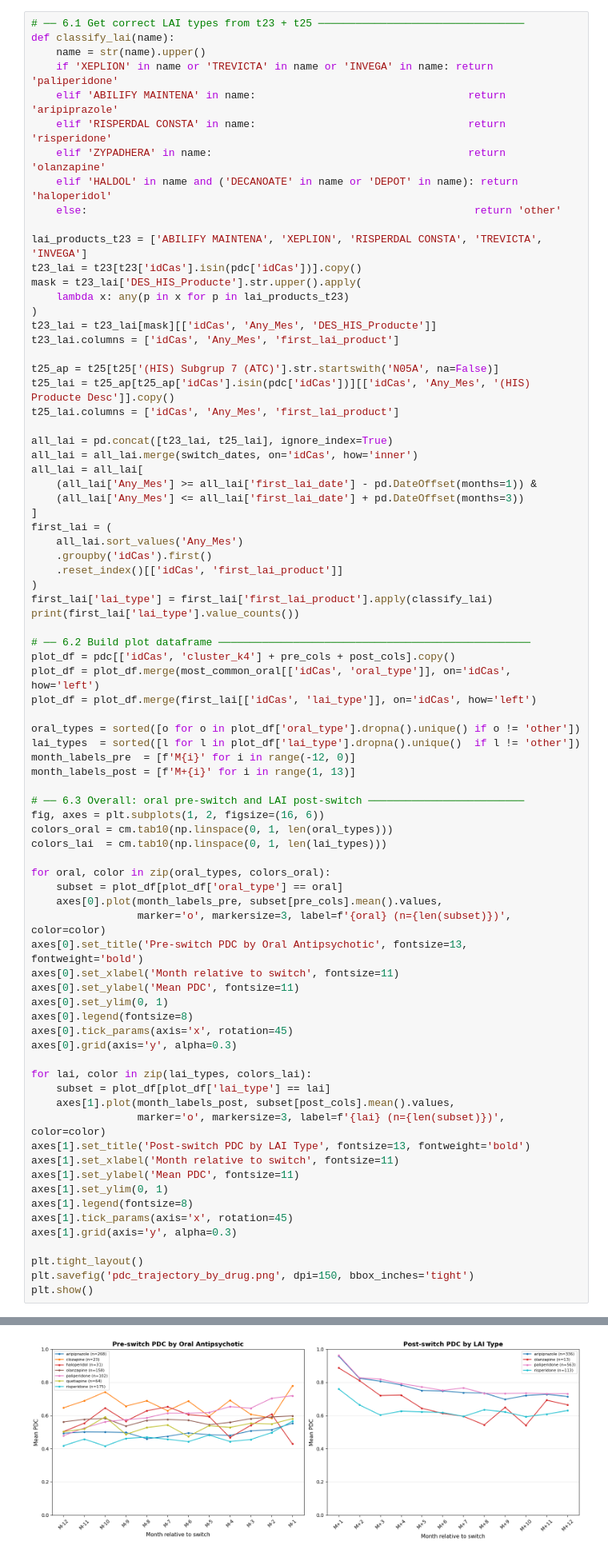
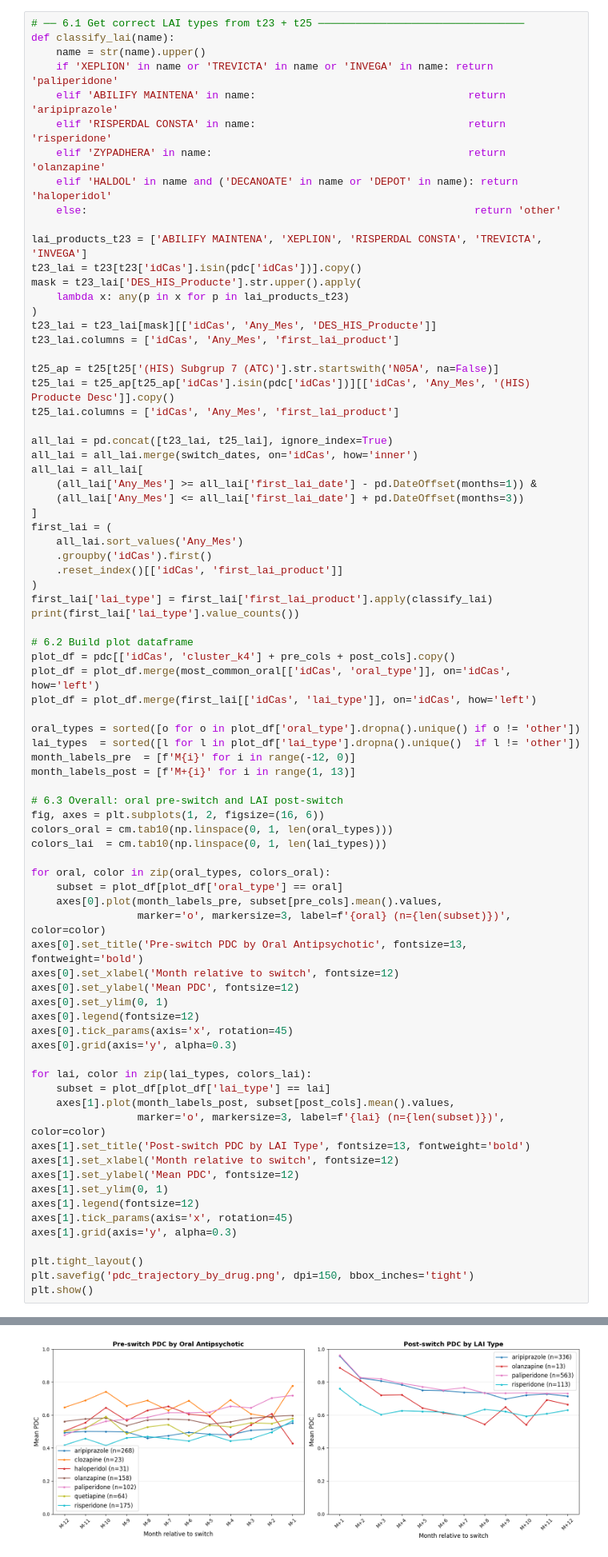
Before and after one commit to laiaraja/Data-sintetica, a Jupyter notebook: src/ADHERENCIA/predictive_modelling_clean.ipynb, the cells around one changed output, grey strips where cells are left out. Shown at 80% size. Cells and saved outputs as stored; diff of their text form.

Commit message:
graphs fixing

```diff
--- a/src/ADHERENCIA/predictive_modelling_clean.ipynb
+++ b/src/ADHERENCIA/predictive_modelling_clean.ipynb
@@ -488,7 +488,7 @@ first_lai = (
 first_lai['lai_type'] = first_lai['first_lai_product'].apply(classify_lai)
 print(first_lai['lai_type'].value_counts())
 
-# ── 6.2 Build plot dataframe ──────────────────────────────────────────────────
+# 6.2 Build plot dataframe
 plot_df = pdc[['idCas', 'cluster_k4'] + pre_cols + post_cols].copy()
 plot_df = plot_df.merge(most_common_oral[['idCas', 'oral_type']], on='idCas', how='left')
 plot_df = plot_df.merge(first_lai[['idCas', 'lai_type']], on='idCas', how='left')
@@ -498,43 +498,43 @@ lai_types  = sorted([l for l in plot_df['lai_type'].dropna().unique()  if l != '
 month_labels_pre  = [f'M{i}' for i in range(-12, 0)]
 month_labels_post = [f'M+{i}' for i in range(1, 13)]
 
-# ── 6.3 Overall: oral pre-switch and LAI post-switch ─────────────────────────
+# 6.3 Overall: oral pre-switch and LAI post-switch
 fig, axes = plt.subplots(1, 2, figsize=(16, 6))
 colors_oral = cm.tab10(np.linspace(0, 1, len(oral_types)))
 colors_lai  = cm.tab10(np.linspace(0, 1, len(lai_types)))
 
 for oral, color in zip(oral_types, colors_oral):
     subset = plot_df[plot_df['oral_type'] == oral]
     axes[0].plot(month_labels_pre, subset[pre_cols].mean().values,
                  marker='o', markersize=3, label=f'{oral} (n={len(subset)})', color=color)
 axes[0].set_title('Pre-switch PDC by Oral Antipsychotic', fontsize=13, fontweight='bold')
-axes[0].set_xlabel('Month relative to switch', fontsize=11)
-axes[0].set_ylabel('Mean PDC', fontsize=11)
+axes[0].set_xlabel('Month relative to switch', fontsize=12)
+axes[0].set_ylabel('Mean PDC', fontsize=12)
 axes[0].set_ylim(0, 1)
-axes[0].legend(fontsize=8)
+axes[0].legend(fontsize=12)
 axes[0].tick_params(axis='x', rotation=45)
 axes[0].grid(axis='y', alpha=0.3)
 
 for lai, color in zip(lai_types, colors_lai):
     subset = plot_df[plot_df['lai_type'] == lai]
     axes[1].plot(month_labels_post, subset[post_cols].mean().values,
                  marker='o', markersize=3, label=f'{lai} (n={len(subset)})', color=color)
 axes[1].set_title('Post-switch PDC by LAI Type', fontsize=13, fontweight='bold')
-axes[1].set_xlabel('Month relative to switch', fontsize=11)
-axes[1].set_ylabel('Mean PDC', fontsize=11)
+axes[1].set_xlabel('Month relative to switch', fontsize=12)
+axes[1].set_ylabel('Mean PDC', fontsize=12)
 axes[1].set_ylim(0, 1)
-axes[1].legend(fontsize=8)
+axes[1].legend(fontsize=12)
 axes[1].tick_params(axis='x', rotation=45)
 axes[1].grid(axis='y', alpha=0.3)
 
 plt.tight_layout()
 plt.savefig('pdc_trajectory_by_drug.png', dpi=150, bbox_inches='tight')
 plt.show()
 # %% [output]
 lai_type
 paliperidone    563
 aripiprazole    336
 risperidone     113
 olanzapine       13
 Name: count, dtype: int64
-[figure, old version]
+[figure, new version]
```
Also changed, not shown: parts of 9 cells of this notebook, 21 other files.
